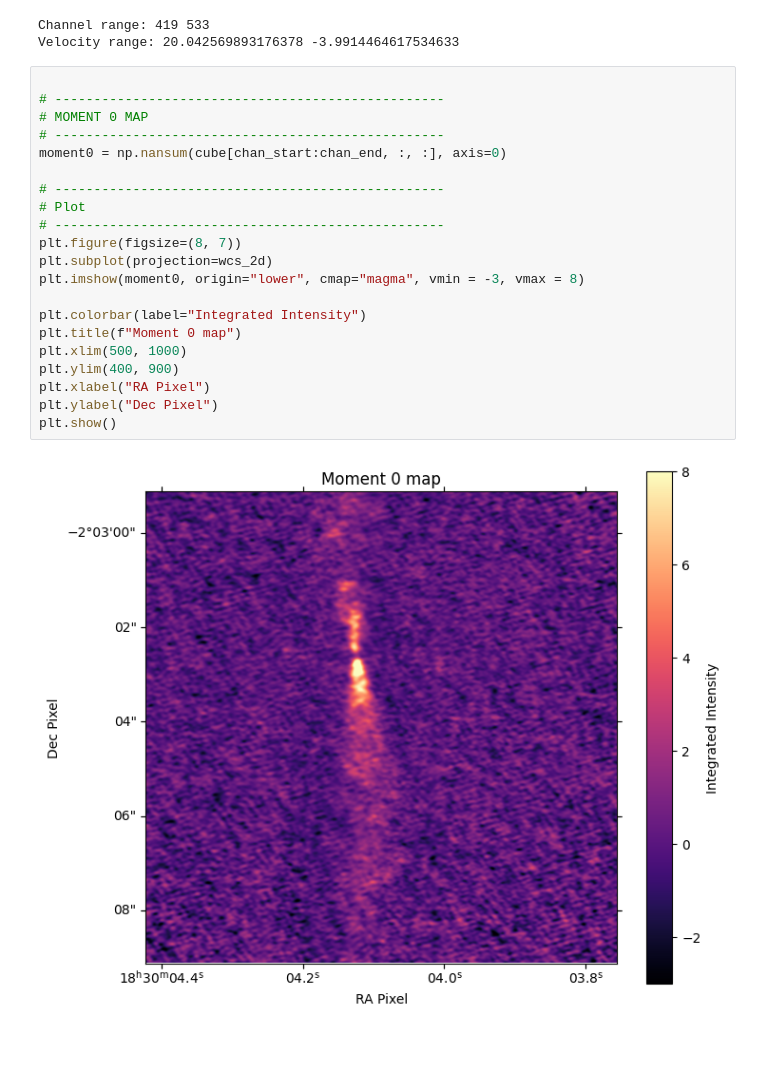
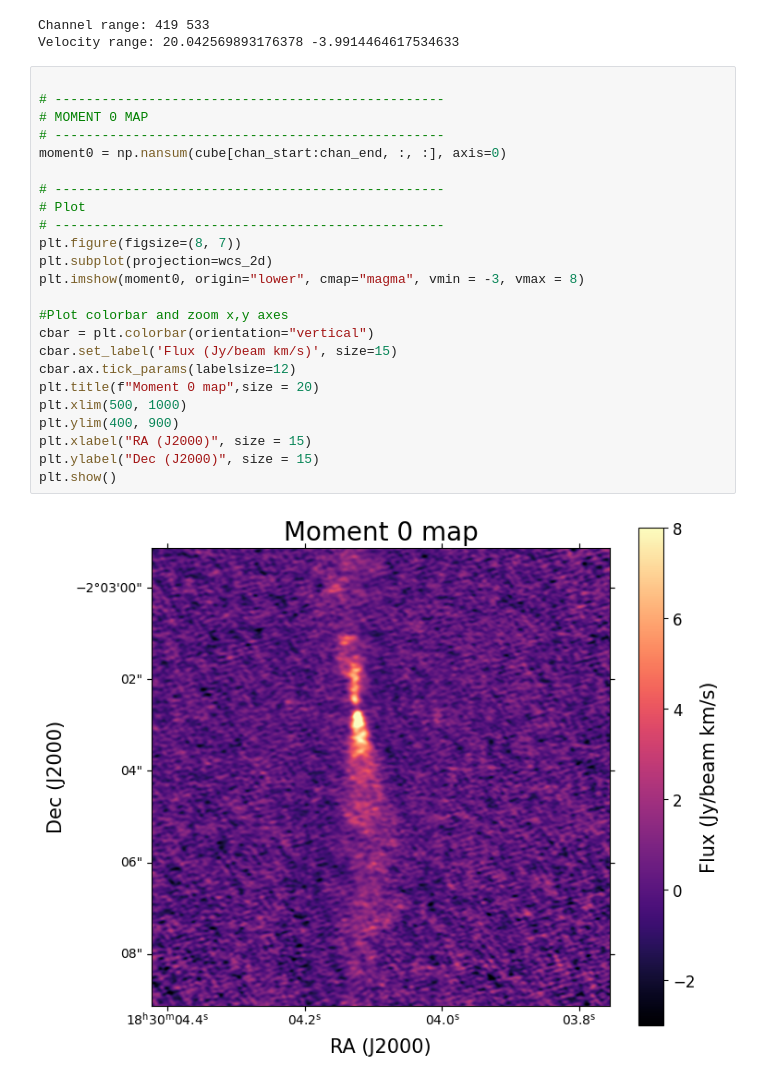
Before and after one commit to kaurs14/Machine-Learning-Project, a Jupyter notebook: Astromorph_project/C7_mommap_ref.ipynb, the cells around one changed output. Drawn from its saved outputs; the diff is of its cells as text; blank space fills up the shorter version.

Commit message:
plot colorbar

```diff
--- a/Astromorph_project/C7_mommap_ref.ipynb
+++ b/Astromorph_project/C7_mommap_ref.ipynb
@@ -197,23 +197,26 @@ Velocity range: 20.042569893176378 -3.9914464617534633
 # %%
 
 # --------------------------------------------------
 # MOMENT 0 MAP
 # --------------------------------------------------
 moment0 = np.nansum(cube[chan_start:chan_end, :, :], axis=0)
 
 # --------------------------------------------------
 # Plot
 # --------------------------------------------------
 plt.figure(figsize=(8, 7))
 plt.subplot(projection=wcs_2d)
 plt.imshow(moment0, origin="lower", cmap="magma", vmin = -3, vmax = 8)
 
-plt.colorbar(label="Integrated Intensity")
-plt.title(f"Moment 0 map")
+#Plot colorbar and zoom x,y axes
+cbar = plt.colorbar(orientation="vertical")
+cbar.set_label('Flux (Jy/beam km/s)', size=15)
+cbar.ax.tick_params(labelsize=12)
+plt.title(f"Moment 0 map",size = 20)
 plt.xlim(500, 1000)
 plt.ylim(400, 900)
-plt.xlabel("RA Pixel")
-plt.ylabel("Dec Pixel")
+plt.xlabel("RA (J2000)", size = 15)
+plt.ylabel("Dec (J2000)", size = 15)
 plt.show()
 # %% [output]
-[figure, old version]
+[figure, new version]
```
